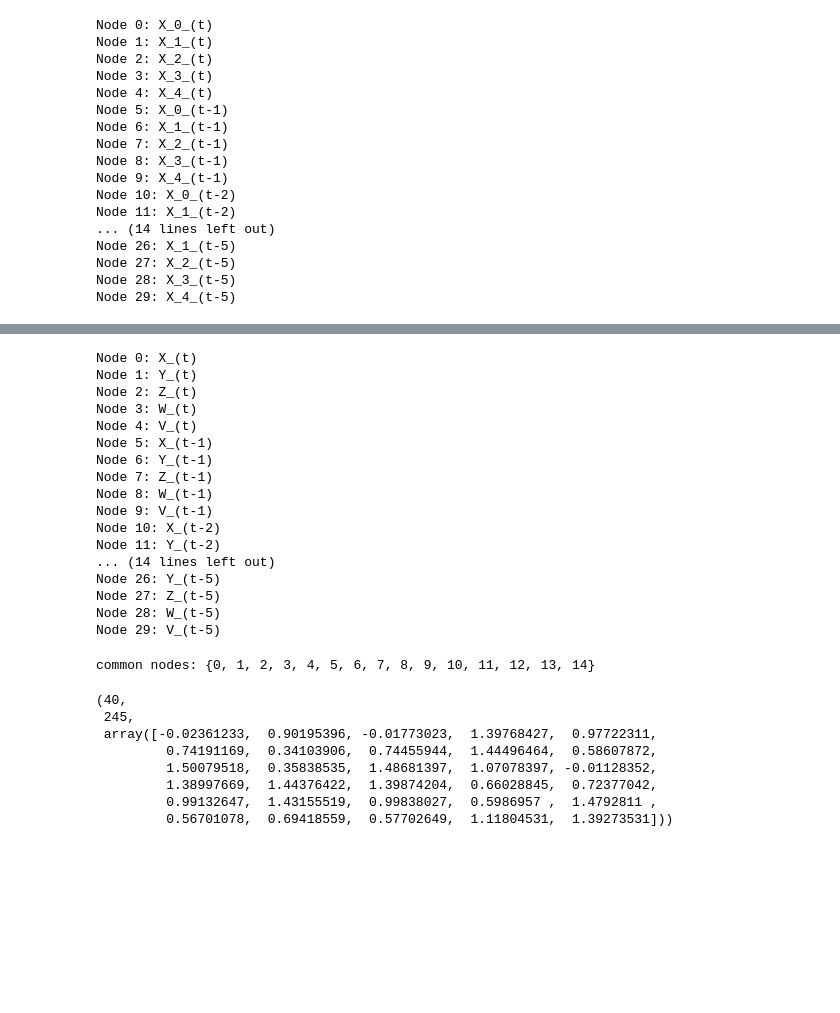
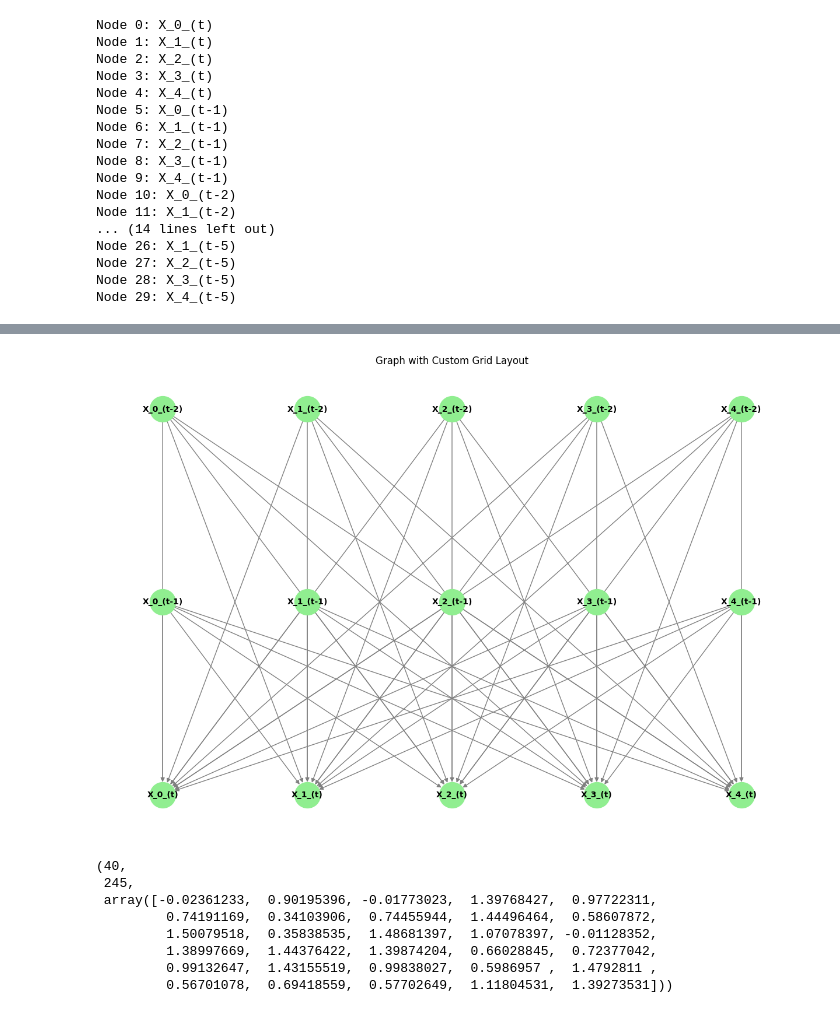
Before and after one commit to jacopoUCL/td2c, a Jupyter notebook: notebooks/contributions/td2c_extesions/IterativeTD2C.ipynb, the cells around one changed output, grey strips where cells are left out. Saved outputs shown, nothing was run; the diff lists cells and outputs as text; code cells hidden in the pictures; blank space fills up the shorter version.

```diff
--- a/notebooks/contributions/td2c_extesions/IterativeTD2C.ipynb
+++ b/notebooks/contributions/td2c_extesions/IterativeTD2C.ipynb
@@ -3426,3 +3432,20 @@ edges: [('X_1_(t-2)', 'X_1_(t)'), ('X_1_(t-2)', 'X_2_(t)'), ('X_1_(t-2)', 'X_0_(
+# %%
+# plot the new DAGs
+# Create figure and axis
+plt.figure(figsize=(12, 8))
+
+# Draw the graph with the manually set positions
+nx.draw(dags_2_renamed[1][0], pos, with_labels=True, node_size=1000,
+        node_color='lightgreen', font_size=10, font_weight='bold',
+        font_color='black', edge_color='gray')
+
+# Set title
+plt.title('Graph with Custom Grid Layout')
+
+# Show plot
+plt.show()
+# %% [output]
+[figure, added]
 # %%
 # USING RULES TO ENLARGE THE NEW DAGs
 
@@ -3430,61 +3456,3 @@ edges: [('X_1_(t-2)', 'X_1_(t)'), ('X_1_(t-2)', 'X_2_(t)'), ('X_1_(t-2)', 'X_0_(
-# %%
-# ALTERNATIVE NAMING
-
-# Define the number of variables and the total number of nodes
-n_variables = 5
-n_nodes = 30
-
-# Define letters for the variables (X, Y, Z, etc.)
-variable_letters = ['X', 'Y', 'Z', 'W', 'V']  # You can expand this list if needed
-
-# Create a mapping for nodes
-node_mapping = {}
-
-# Loop over the nodes and assign names
-for node in range(n_nodes):
-    time_step = node // n_variables  # Determine the time step
-    var_index = node % n_variables  # Determine the variable index
-
-    # Use the letters for each variable
-    var_name = variable_letters[var_index]
-
-    if (time_step + (n_nodes // n_variables) - 6) != 0:
-        node_name = f"{var_name}_(t-{time_step + (n_nodes // n_variables) - 6})"  # Adjusting for a reference time step
-    else:
-        node_name = f"{var_name}_(t)"  # Adjusting for a reference time step
-
-    node_mapping[node] = node_name
-
-# Display the node names
-for node, name in node_mapping.items():
-    print(f"Node {node}: {name}")
-# %% [output]
-Node 0: X_(t)
-Node 1: Y_(t)
-Node 2: Z_(t)
-Node 3: W_(t)
-Node 4: V_(t)
-Node 5: X_(t-1)
-Node 6: Y_(t-1)
-Node 7: Z_(t-1)
-Node 8: W_(t-1)
-Node 9: V_(t-1)
-Node 10: X_(t-2)
-Node 11: Y_(t-2)
-... (14 lines left out)
-Node 26: Y_(t-5)
-Node 27: Z_(t-5)
-Node 28: W_(t-5)
-Node 29: V_(t-5)
-# %%
-# which new nodes are in the old nodes
-new_nodes = DAGs_2[1][0].nodes
-old_nodes = old_dags[0].nodes
-
-common_nodes = set(new_nodes).intersection(old_nodes)
-print(f'common nodes: {common_nodes}')
-# %% [output]
-common nodes: {0, 1, 2, 3, 4, 5, 6, 7, 8, 9, 10, 11, 12, 13, 14}
 # %%
 obs = dataloader.get_observations()
 len(obs), len(obs[0]), obs[0][0]
```
Also changed, not shown: parts of 7 cells of this notebook.
